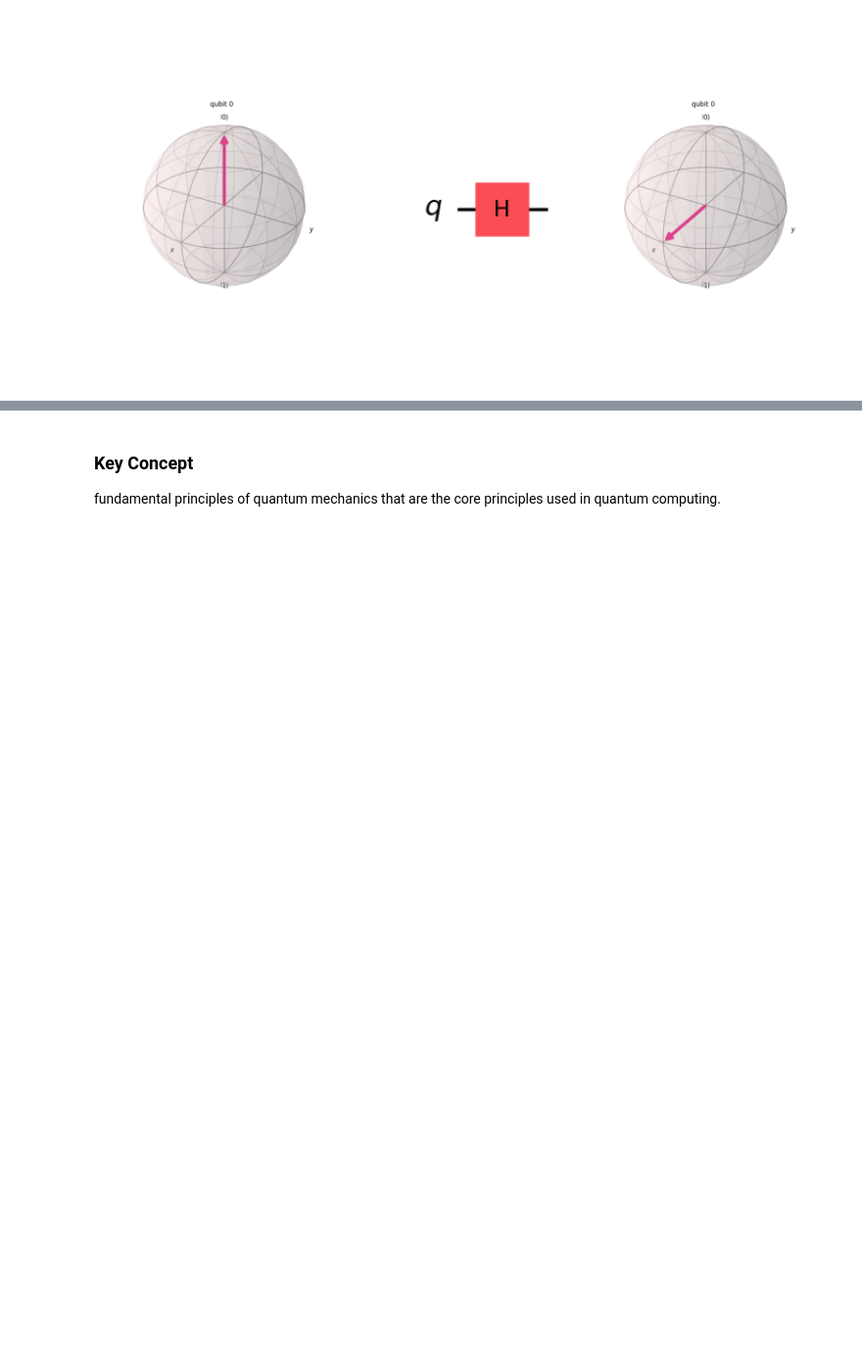
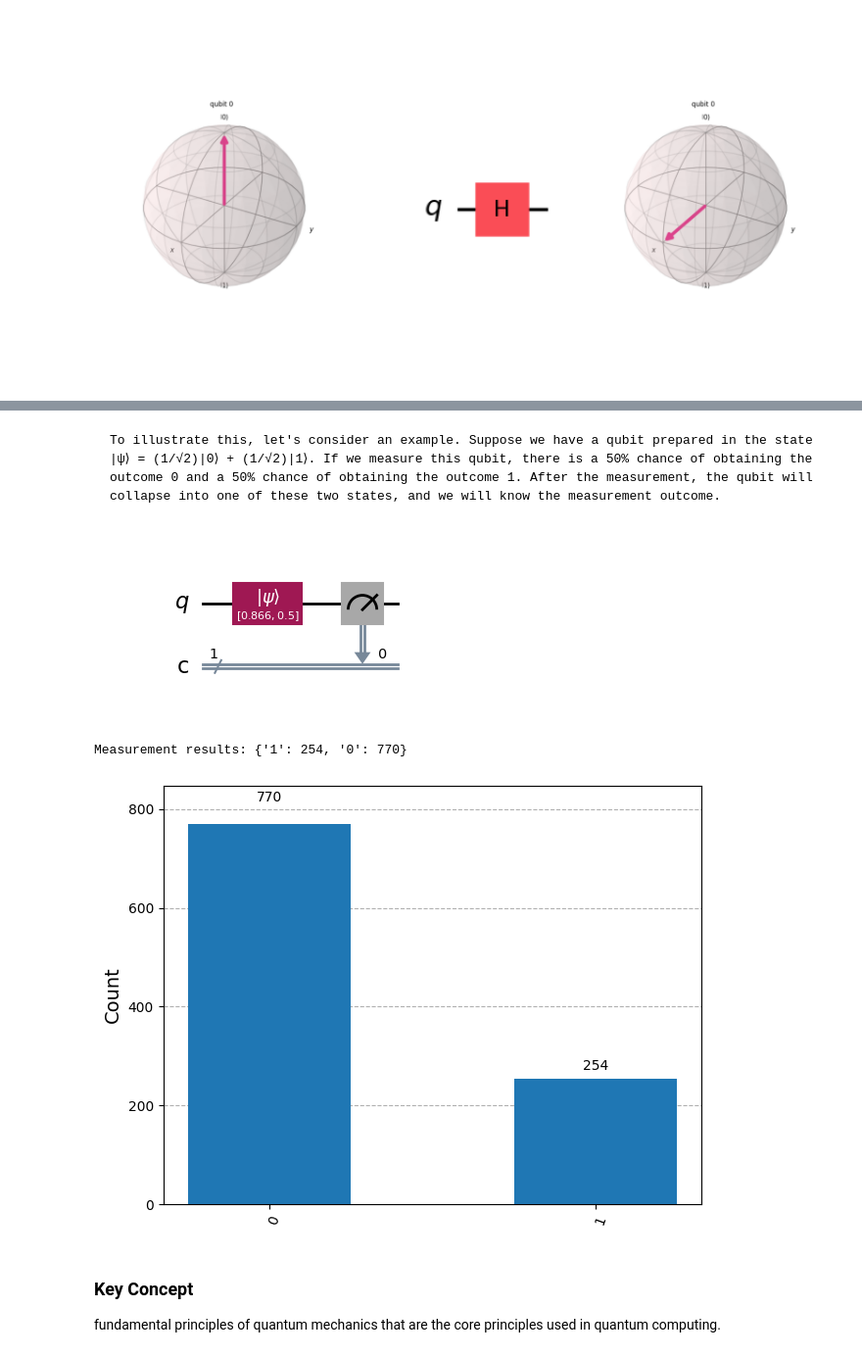
Before and after one commit to MariyaSV78/notebook_Quantum-computing, a Jupyter notebook: Quantum-computing.ipynb, the cells around one changed output, grey strips where cells are left out. Shown at 98% size. Saved outputs shown, nothing was run; the diff lists cells and outputs as text; code cells hidden in the pictures; blank space fills up the shorter version.

```diff
--- a/Quantum-computing.ipynb
+++ b/Quantum-computing.ipynb
@@ -568,3 +653,32 @@ plt.show()
+# %% [markdown]
+    To illustrate this, let's consider an example. Suppose we have a qubit prepared in the state |ψ⟩ = (1/√2)|0⟩ + (1/√2)|1⟩. If we measure this qubit, there is a 50% chance of obtaining the outcome 0 and a 50% chance of obtaining the outcome 1. After the measurement, the qubit will collapse into one of these two states, and we will know the measurement outcome.
+# %%
+from qiskit import QuantumCircuit, ClassicalRegister
+from qiskit.visualization import plot_histogram
+from qiskit_aer import AerSimulator
+
+qc = QuantumCircuit(1, 1)  # 1 qubit, 1 classical bit
+alpha = np.sqrt(3)/2
+beta = 1/2
+qc.initialize([alpha, beta], 0)
+qc.measure(0, 0) #builds the experiment
+
+# Simulate measurements using AerSimulator
+simulator = AerSimulator()
+job = simulator.run(qc, shots=1024)
+result = job.result()
+counts = result.get_counts(qc)
+
+
+
+# Draw the final circuit
+qc.draw('mpl').show()
+print("Measurement results:", counts)
+plot_histogram(counts)
+# %% [output]
+[figure, added]
+Measurement results: {'1': 254, '0': 770}
+[figure, added]
 # %% [markdown]
 ### Key Concept
 
```
Also changed, not shown: parts of 14 cells of this notebook.
